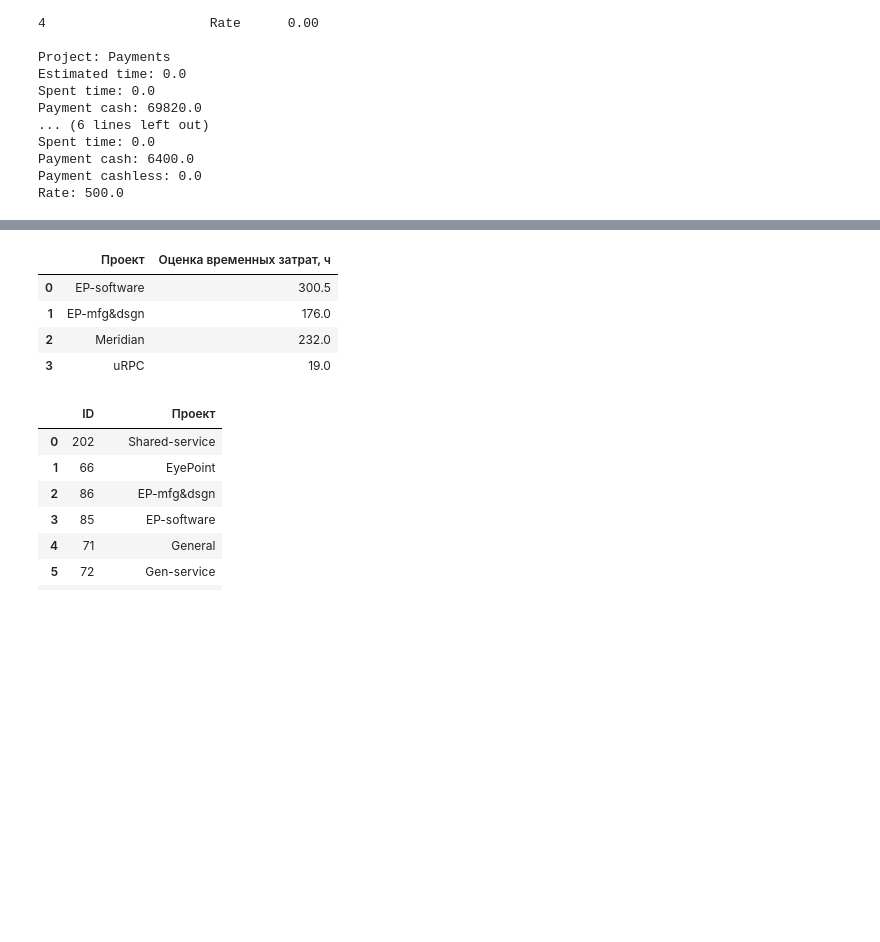
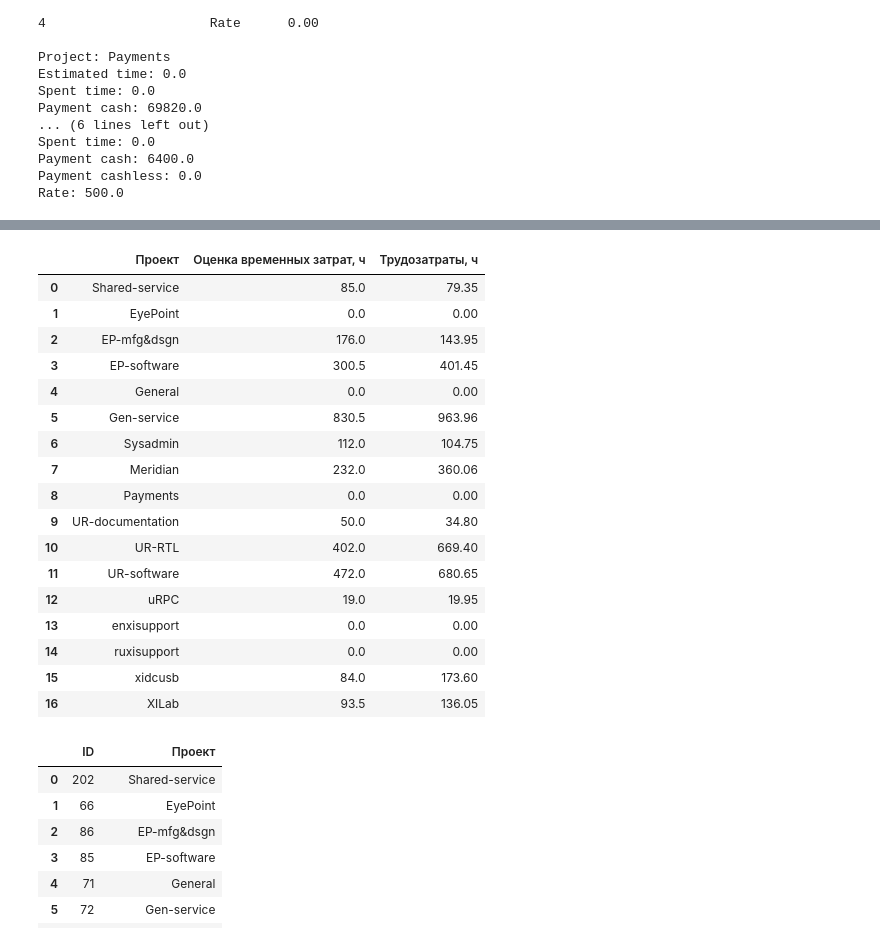
Before and after one commit to timerke/Redmine_statistics, a Jupyter notebook: jupyter_example.ipynb, the cells around one changed output, grey strips where cells are left out. Drawn from its saved outputs; the diff is of its cells as text; code cells hidden in the pictures; blank space fills up the shorter version.

```diff
--- a/jupyter_example.ipynb
+++ b/jupyter_example.ipynb
@@ -1,11 +1,12 @@
 # %%
 import sys
 import matplotlib.pyplot as plt
+import numpy as np
 import pandas as pd
 from ximc import XimcRedmine
 
-user_name = "vladimirov_iy"
-password = "1989timer"
+user_name = ""
+password = ""
 
 try:
     ximc_user = XimcRedmine(user_name, password)
@@ -87,10 +88,10 @@ Payment cashless: 0.0
 Rate: 500.0
 # %%
 # Имена проектов, для которых будем сравнивать данные
-project_names = ["EP-software", "EP-mfg&dsgn", "Meridian", "uRPC"]
-
-# Пустой массив, в который будут сохраняться данные (в данном случае трудозатраты)
-time_totals = []
+project_names = [project_name for _, project_name in ximc_user.get_projects()]
+# Пустой массив, в который будут сохраняться данные (оценки временных затрат и трудозатраты)
+estimated_times = []
+spent_times = []
 
 # Перебираем проекты из списка и получаем для них данные с применением фильтров
 for project_name in project_names:
@@ -102,6 +103,12 @@ for project_name in project_names:
     ximc_user.add_filter("Created", ">=", "2021-06-01")
 
     # Запрашиваем необходимые итоговые параметры
-    totals = ximc_user.get_totals("Оценка временных затрат")
-    # Добавляем результаты в массив для отображения на графике
-    time_totals.append(totals["Оценка временных затрат"])
+    totals = ximc_user.get_totals("Оценка временных затрат", "Трудозатраты")
+    if totals["Оценка временных затрат"] is None:
+        estimated_times.append(0)
+    else:
+        estimated_times.append(totals["Оценка временных затрат"])
+    if totals["Трудозатраты"] is None:
+        spent_times.append(0)
+    else:
+        spent_times.append(totals["Трудозатраты"])
@@ -116,13 +131,26 @@ plt.show()
 # %%
 # Создание таблицы
-table = [(project_name, time_totals[i]) for i, project_name in enumerate(project_names)]
-pd.DataFrame(table, columns=("Проект", "Оценка временных затрат, ч"))
+table = [(project_name, estimated_times[i], spent_times[i]) for i, project_name in enumerate(project_names)]
+pd.DataFrame(table, columns=("Проект", "Оценка временных затрат, ч", "Трудозатраты, ч"))
 # %% [output]
-|  | Проект | Оценка временных затрат, ч |
-| 0 | EP-software | 300.5 |
-| 1 | EP-mfg&dsgn | 176.0 |
-| 2 | Meridian | 232.0 |
-| 3 | uRPC | 19.0 |
+|  | Проект | Оценка временных затрат, ч | Трудозатраты, ч |
+| 0 | Shared-service | 85.0 | 79.35 |
+| 1 | EyePoint | 0.0 | 0.00 |
+| 2 | EP-mfg&dsgn | 176.0 | 143.95 |
+| 3 | EP-software | 300.5 | 401.45 |
+| 4 | General | 0.0 | 0.00 |
+| 5 | Gen-service | 830.5 | 963.96 |
+| 6 | Sysadmin | 112.0 | 104.75 |
+| 7 | Meridian | 232.0 | 360.06 |
+| 8 | Payments | 0.0 | 0.00 |
+| 9 | UR-documentation | 50.0 | 34.80 |
+| 10 | UR-RTL | 402.0 | 669.40 |
+| 11 | UR-software | 472.0 | 680.65 |
+| 12 | uRPC | 19.0 | 19.95 |
+| 13 | enxisupport | 0.0 | 0.00 |
+| 14 | ruxisupport | 0.0 | 0.00 |
+| 15 | xidcusb | 84.0 | 173.60 |
+| 16 | XILab | 93.5 | 136.05 |
 # %%
 # Получаем ID и названия всех проектов в ximc
 projects = ximc_user.get_projects()
```
Also changed, not shown: parts of 2 cells of this notebook, 1 other file.
